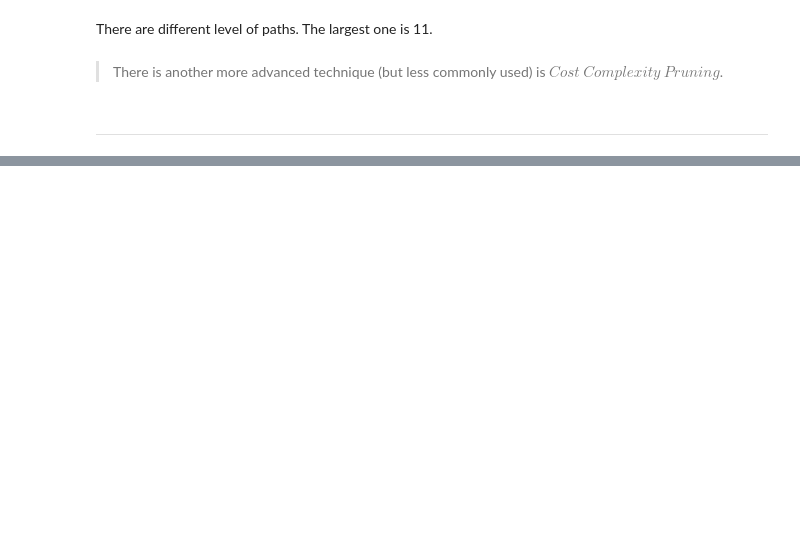
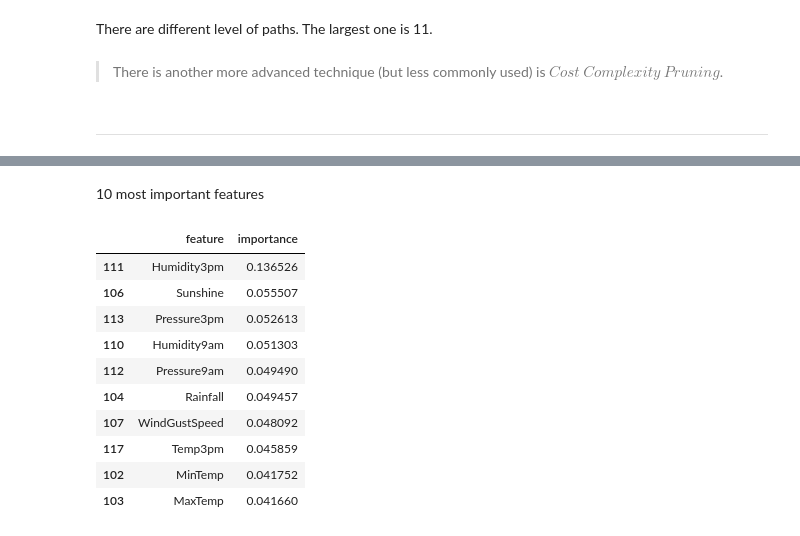
Before and after one commit to mebre7/weather-forecasting-aus-ml, a Jupyter notebook: Decision_Trees_and_Random_Forest/notebook/decision_trees_and_random_forest.ipynb, the cells around one changed output, grey strips where cells are left out. Saved outputs shown, nothing was run; the diff lists cells and outputs as text; code cells hidden in the pictures; blank space fills up the shorter version.

```diff
--- a/Decision_Trees_and_Random_Forest/notebook/decision_trees_and_random_forest.ipynb
+++ b/Decision_Trees_and_Random_Forest/notebook/decision_trees_and_random_forest.ipynb
@@ -577,0 +1196,16 @@ There are different level of paths. The largest one is 11.
+# %% [markdown]
+10 most important features
+# %%
+importance_df.head(10)
+# %% [output]
+|  | feature | importance |
+| 111 | Humidity3pm | 0.136526 |
+| 106 | Sunshine | 0.055507 |
+| 113 | Pressure3pm | 0.052613 |
+| 110 | Humidity9am | 0.051303 |
+| 112 | Pressure9am | 0.049490 |
+| 104 | Rainfall | 0.049457 |
+| 107 | WindGustSpeed | 0.048092 |
+| 117 | Temp3pm | 0.045859 |
+| 102 | MinTemp | 0.041752 |
+| 103 | MaxTemp | 0.041660 |
```
Also changed, not shown: parts of 122 cells of this notebook.
